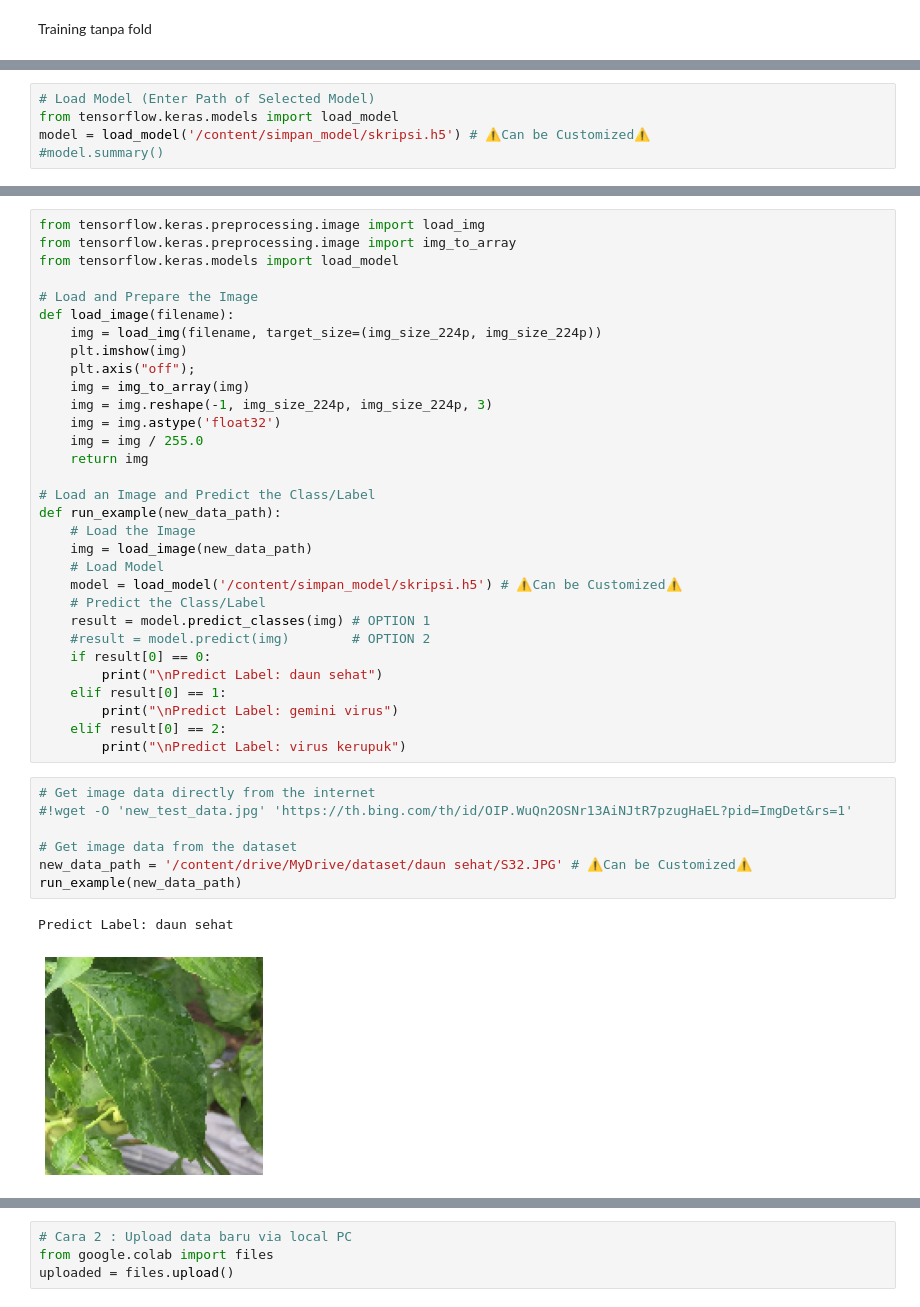
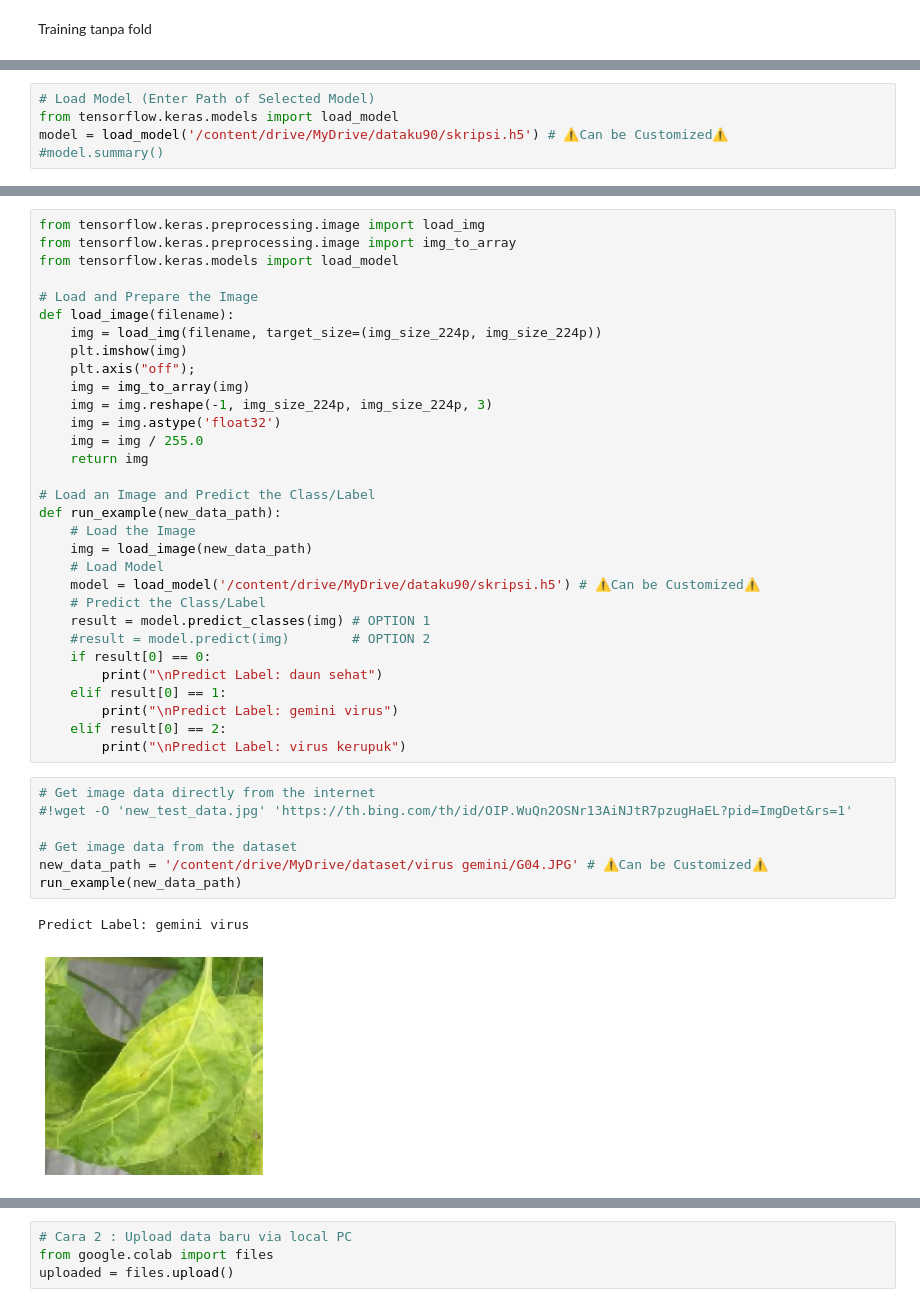
Before and after one commit to BudiAtu/skripsi-cnn-chili, a Jupyter notebook: skripsi.ipynb, the cells around one changed output, grey strips where cells are left out. Drawn from its saved outputs; the diff is of its cells as text.

```diff
--- a/skripsi.ipynb
+++ b/skripsi.ipynb
@@ -563,7 +579,7 @@ with open(csv_file, mode="w") as f:
 # %%
 # Load Model (Enter Path of Selected Model)
 from tensorflow.keras.models import load_model
-model = load_model('/content/simpan_model/skripsi.h5') # ⚠️Can be Customized⚠️
+model = load_model('/content/drive/MyDrive/dataku90/skripsi.h5') # ⚠️Can be Customized⚠️
 #model.summary()
 # %%
 from sklearn.preprocessing import LabelBinarizer
@@ -671,7 +685,7 @@ def run_example(new_data_path):
     # Load the Image
     img = load_image(new_data_path)
     # Load Model
-    model = load_model('/content/simpan_model/skripsi.h5') # ⚠️Can be Customized⚠️
+    model = load_model('/content/drive/MyDrive/dataku90/skripsi.h5') # ⚠️Can be Customized⚠️
     # Predict the Class/Label
     result = model.predict_classes(img) # OPTION 1
     #result = model.predict(img)        # OPTION 2
@@ -684,13 +698,13 @@ def run_example(new_data_path):
 # %%
 # Get image data directly from the internet
 #!wget -O 'new_test_data.jpg' 'https://th.bing.com/th/id/OIP.WuQn2OSNr13AiNJtR7pzugHaEL?pid=ImgDet&rs=1'
 
 # Get image data from the dataset
-new_data_path = '/content/drive/MyDrive/dataset/daun sehat/S32.JPG' # ⚠️Can be Customized⚠️
+new_data_path = '/content/drive/MyDrive/dataset/virus gemini/G04.JPG' # ⚠️Can be Customized⚠️
 run_example(new_data_path)
 # %% [output]
-Predict Label: daun sehat
+Predict Label: gemini virus
-[figure, old version]
+[figure, new version]
 # %%
 import tensorflow as tf
 
```
Also changed, not shown: parts of 25 cells of this notebook.
